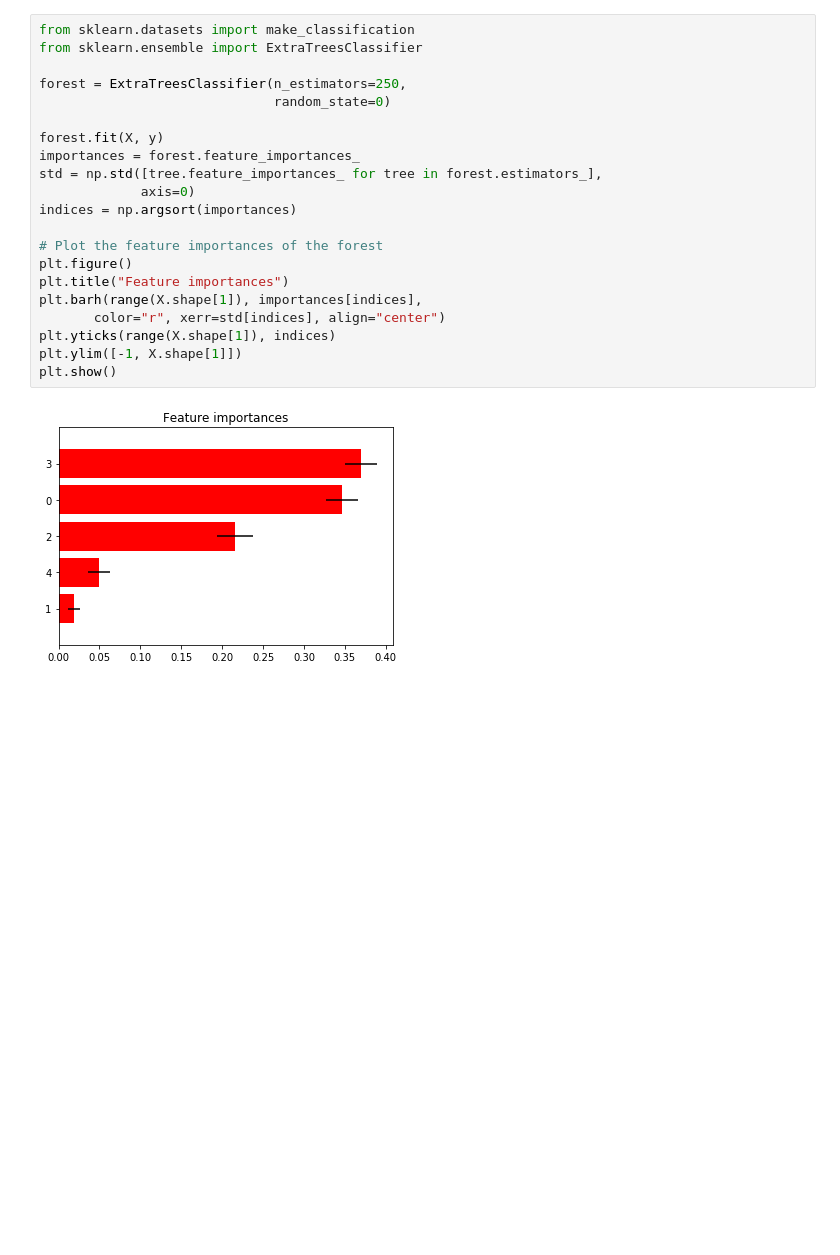
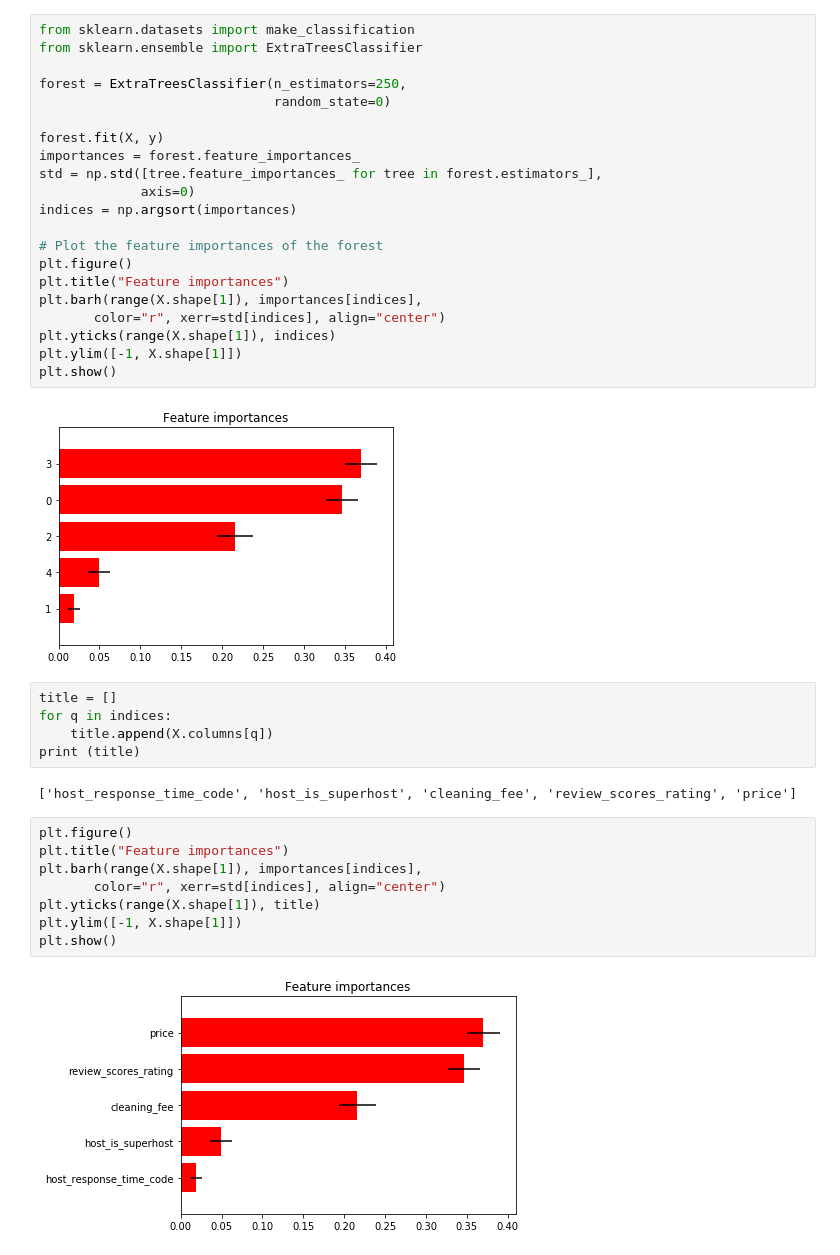
Before and after one commit to eyambaita/dsc-3-final-project-online-ds-pt-100118, a Jupyter notebook: student.ipynb, the cells around one changed output. Cells and saved outputs as stored; diff of their text form; blank space fills up the shorter version.

```diff
--- a/student.ipynb
+++ b/student.ipynb
@@ -666,3 +668,20 @@ plt.ylim([-1, X.shape[1]])
 plt.show()
 # %% [output]
 [figure]
+# %%
+title = []
+for q in indices:
+    title.append(X.columns[q])
+print (title)
+# %% [output]
+['host_response_time_code', 'host_is_superhost', 'cleaning_fee', 'review_scores_rating', 'price']
+# %%
+plt.figure()
+plt.title("Feature importances")
+plt.barh(range(X.shape[1]), importances[indices],
+       color="r", xerr=std[indices], align="center")
+plt.yticks(range(X.shape[1]), title)
+plt.ylim([-1, X.shape[1]])
+plt.show()
+# %% [output]
+[figure, added]
```
Also changed, not shown: parts of 3 cells of this notebook.
